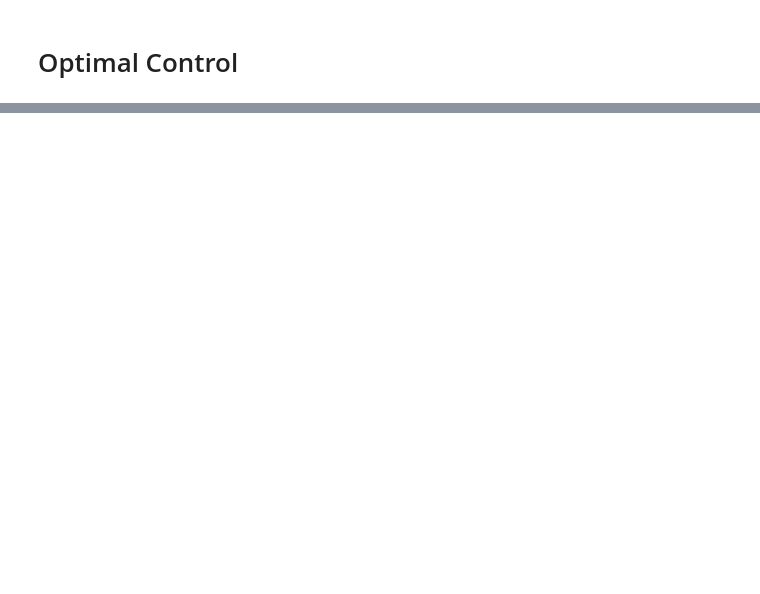
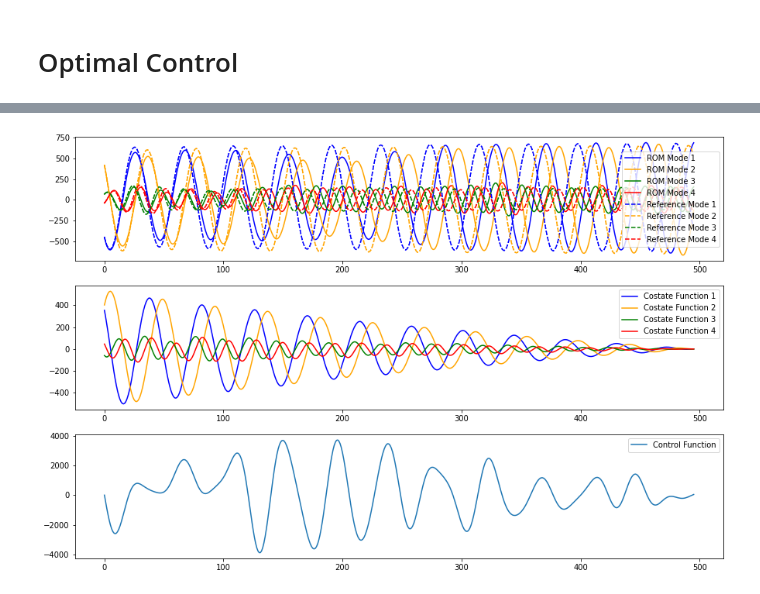
Before and after one commit to JanRotti/podGalerkin, a Jupyter notebook: pod_galerkin.ipynb, the cells around one changed output, grey strips where cells are left out. Cells and saved outputs as stored; diff of their text form; code cells hidden in the pictures; blank space fills up the shorter version.

```diff
--- a/pod_galerkin.ipynb
+++ b/pod_galerkin.ipynb
@@ -364,7 +396,7 @@ class controlOptimization:
         # misc
         self.dim = len(a0)                              # system dimension
         self.maxControl = maxControl                    # max allowable control
-        self.N = 1                                      # exponential weight for control
+        self.N = 1e-4                                      # exponential weight for control
         self.cost = 0                                   # inital cost
         self.phaseShift = 1.09 if stabilization else 1  # temporal shift
         self.amplitudeShift = 2 if stabilization else 1 # artifical viscosity coefficient
@@ -372,7 +404,7 @@ class controlOptimization:
 
         # optimizaiton control
         self.epsilon = 1e-6                             # stop criterion for gradient and or cost function change
-        self.alpha = 1                                  # step size for gradient
+        self.alpha = 1e-1#1                                  # step size for gradient
         self.maxIter = 10000                            # max number of iterations
         self.iteration = 0                              # optimization step
         self.lowChangeIter = 0                          # number of iteration with break criterion
@@ -476,7 +508,7 @@ class controlOptimization:
                 tmp = 0
                 for j in range(n):
                     tmp += (Q[i][k,j] + Q[i][j,k]) * a[j]
-                A[i] = - (nu * L1[i][k] + L2[i][k] + tmp + g[i,k] * gamma)
+                A[i] = - (self.nu * L1[i][k] + L2[i][k] + tmp + g[i,k] * gamma)
 
             # costate flow
             phi_dot[k] = np.inner(A,phi) + 2 * a[k]
@@ -534,17 +566,17 @@ class controlOptimization:
                         tmp = 0
                         for j in range(self.dim):
                             tmp += (Q[i][j,k] + Q[i][k,j]) * self.a[j,n]
-                        A[i] = - (nu * L1[i][k] + L2[i][k] + tmp + g[i][k] * gamma)
+                        A[i] = - (self.nu * L1[i][k] + L2[i][k] + tmp + g[i][k] * gamma)
 
                     # temporary value
                     tmp = 0
 
                     # summation over dof in dof
                     for i in range(self.dim):
-                        tmp  += h[k] * A[i] * phi[i,n] - g[k][i] * self.a[i,n] * phi[k,n]
+                        tmp  += h[k] * A[i] * self.phi[i,n] - g[k][i] * self.a[i,n] * self.phi[k,n]
 
                     # dof specific summation
-                    tmpTime += tmp - (nu * d1[k] + d2[k] + 2 * gamma * f[k]) * phi[k][n] + h[k] * 2 * self.a[k][n]
+                    tmpTime += tmp - (self.nu * d1[k] + d2[k] + 2 * gamma * f[k]) * self.phi[k][n] + h[k] * 2 * self.a[k][n]
 
                 # design variable based gradient
                 gradient[m] += self.dt * (tmpTime  + np.exp(self.N * (np.power(gamma,2) - np.power(self.maxControl,2))) * 2 * self.N * gamma) * np.sin((m+1) * np.pi * t * 0.5 / self.T)
@@ -604,6 +636,9 @@ class controlOptimization:
         # solving galerkin system
         self.a = self.solver(self.galerkin_system,[self.t0,self.tmax],self.a0,self.dt)
 
+        if np.isnan(self.a).any():
+            return 0
+
         # solving costate ode dynamics in reverse time
         self.phi = self.solver(self.costate_problem,[self.tmax,self.t0],self.phi0,self.dt)
         #self.phi = np.flip(solve_ivp(self.costate_problem,(self.tmax,self.t0),self.phi0,t_eval=np.linspace(self.tmax,self.t0,self.Nt)).y,1)
@@ -611,14 +646,21 @@ class controlOptimization:
         # computing gradient step function
         self.grad = self.gradient_function(self.phi)
 
+        # gradient clipping
+
+        if np.isnan(self.grad).any():
+            return 0
+
         # perform update step
-        self.designVariables -= self.alpha * self.grad
+        self.designVariables -= np.clip(self.alpha * self.grad,-100,100)
 
         # computing cost function
         self.cost = self.cost_function()
 
         # increment iteration
         self.iteration += 1
+
+        return 1
 
 
     def optimize(self):
@@ -635,7 +677,9 @@ class controlOptimization:
             prevCost = self.cost
 
             # computation step
-            self.step()
+            if not self.step():
+                print("Gradient became nan! Optimization interrupted")
+                return 0
 
             # step status
             sys.stdout.write("\r"f'{"Iteration: " + str(self.iteration):{""}<20}' + f'{"Cost: " + str(self.cost):{""}<60}')
@@ -683,7 +727,7 @@ class controlOptimization:
         # printing result
         print("Gradient Function: " + str(grad[testVariable]),"\nFinite Difference: "+ str(approxGrad))
 # %%
-optimizer = controlOptimization(40, [0,10*detPer], dt, 10*detPer, a0, np.repeat(phi0,dim), control0, 10000, True)
+optimizer = controlOptimization(80, [0,10*detPer], dt, 10*detPer, a0, np.repeat(phi0,dim), control0, 4000, True)
 # %%
 optimizer.optimize()
 # %% [output]
@@ -712,6 +757,10 @@ def plot_optimization_results():
     ax[0].legend()
     ax[1].legend()
     ax[2].legend();
+# %%
+plot_optimization_results()
+# %% [output]
+[figure, added]
 # %%
 def plot_objective_function():
     fig,ax = plt.subplots(1,1,figsize=(10,6))
```
Also changed, not shown: parts of 12 cells of this notebook, 1 other file.
